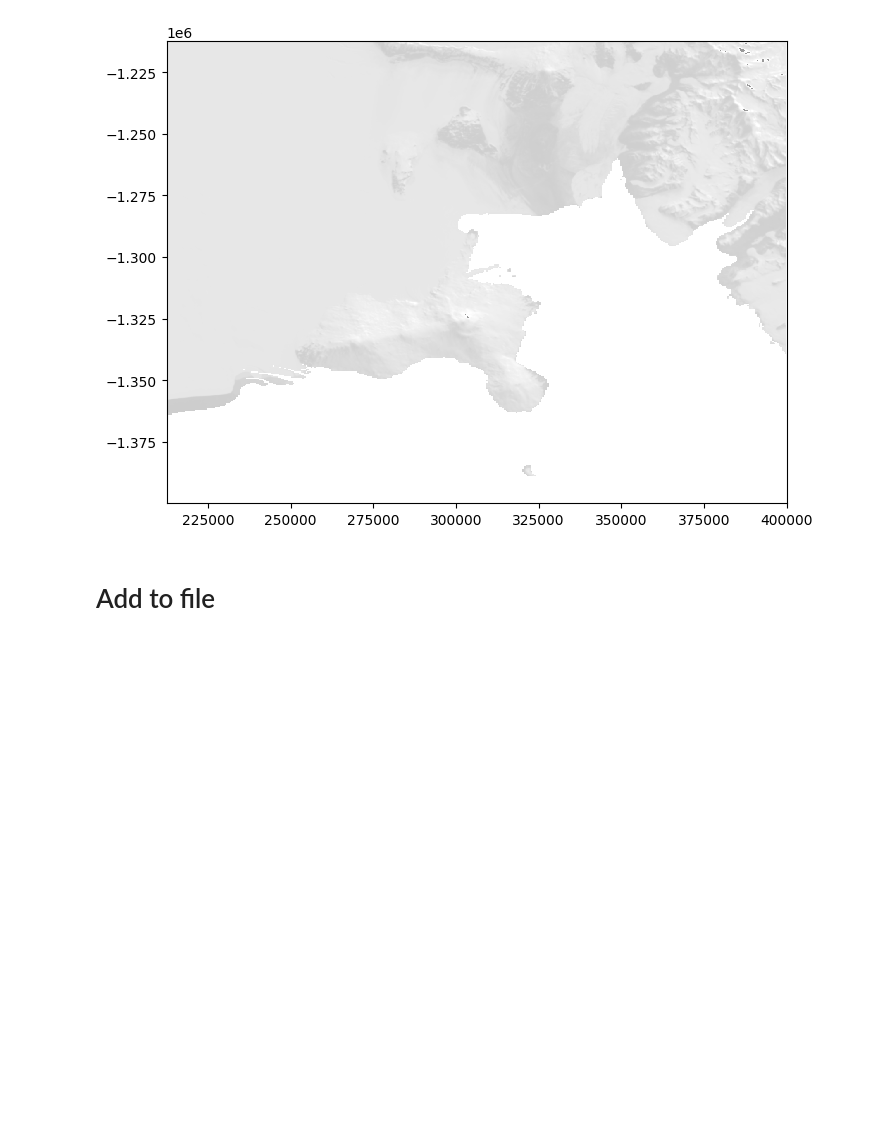
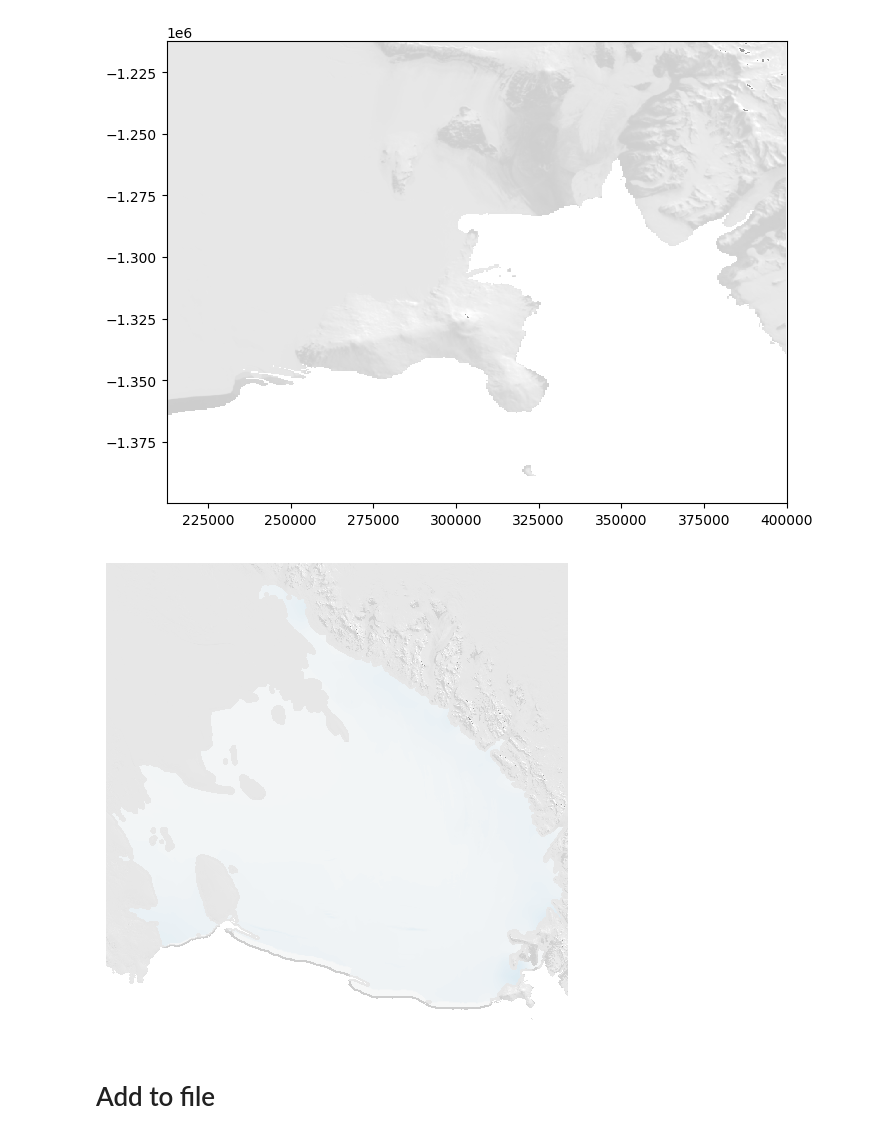
Before and after one commit to kimbente/FluxNet, a Jupyter notebook: preprocess_smb.ipynb, the cells around one changed output. Drawn from its saved outputs; the diff is of its cells as text; code cells hidden in the pictures; blank space fills up the shorter version.

```diff
--- a/preprocess_smb.ipynb
+++ b/preprocess_smb.ipynb
@@ -169,7 +169,7 @@ plt.show()
 # %% [output]
 [figure]
 # %%
-vis_again = False
+vis_again = True
 
 # Only rerun if needed
 if vis_again :
@@ -181,35 +181,37 @@ if vis_again :
     modis_ross[1],
     modis_ross[2],
     cmap = "gray",
     # softer greys
     vmin = -30_000,
     vmax = 30_000,
     # as less saturated background
     alpha = 0.4,
     zorder = 0,
     )
 
     # 2) SMB on top (draw second)
     pcm = ax.pcolormesh(
     smb_masked.x,
     smb_masked.y,
     # mm -> m
     # (Ny, Nx)
     smb_masked / 1000,
     cmap = "RdBu",
-    vmin = vmin,
-    vmax = vmax,
+    vmin = -3.0,
+    vmax = 3.0,
     shading = "auto",
     # 1.0 for full opacity & consistency
     alpha = 1.0,
     zorder = 1,
     )
 
     ax.set_aspect("equal")
     ax.set_axis_off()
 
     fig.savefig("figures/smb_ross.png", dpi = 300, bbox_inches = "tight", pad_inches = 0)
     plt.show()
+# %% [output]
+[figure, added]
 # %% [markdown]
 # Add to file
 # %%
```
Also changed, not shown: parts of 1 cell of this notebook, 35 other files.
